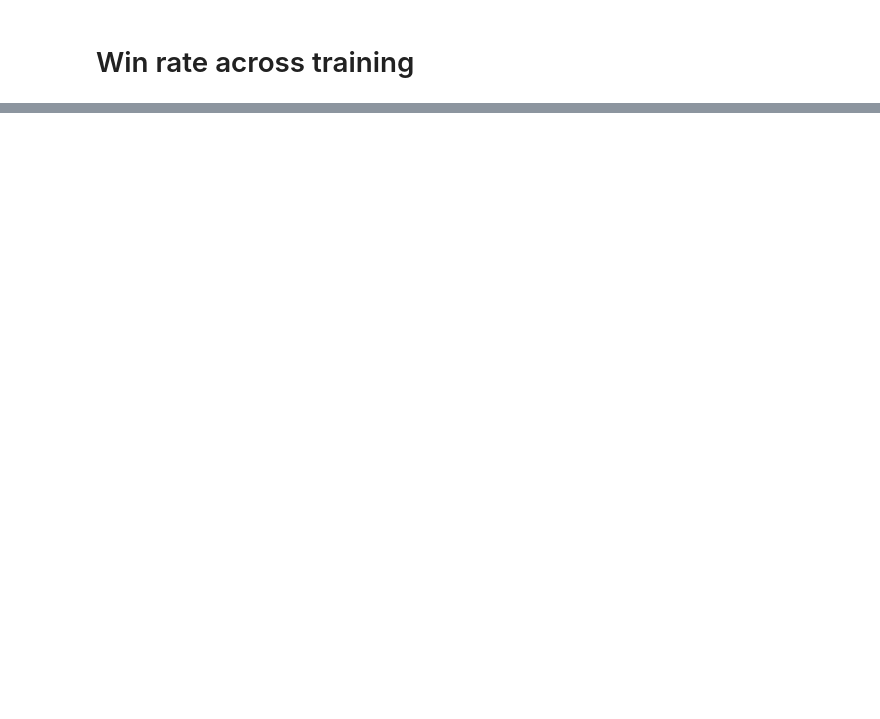
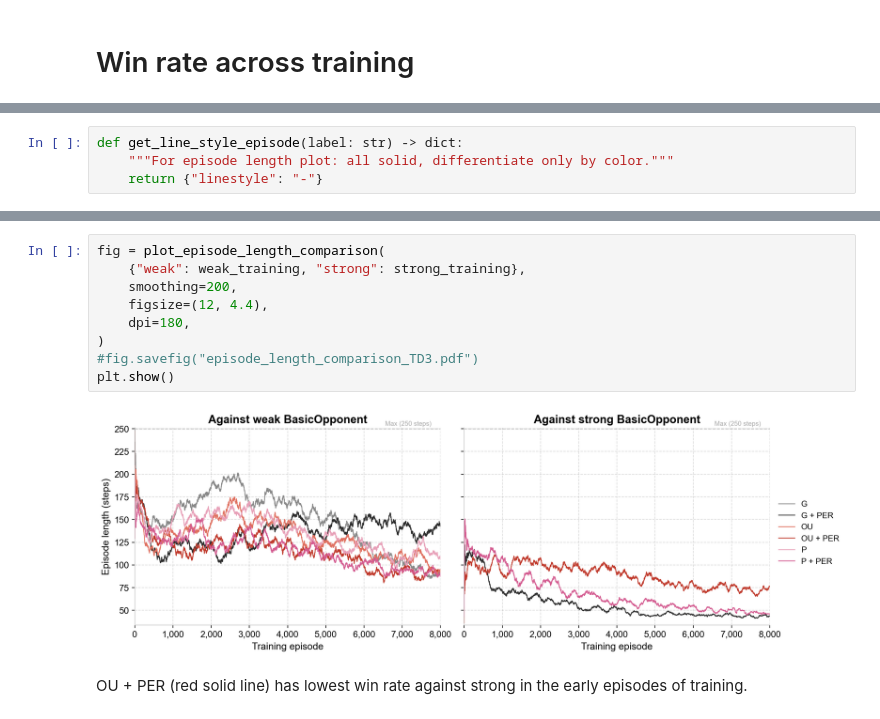
Before and after one commit to OsaneHackel/WeTrainForever, a Jupyter notebook: Hockey-TD3/plot_results_report.ipynb, the cells around one changed output, grey strips where cells are left out. Cells and saved outputs as stored; diff of their text form; blank space fills up the shorter version.

```diff
--- a/Hockey-TD3/plot_results_report.ipynb
+++ b/Hockey-TD3/plot_results_report.ipynb
@@ -202,0 +250,4 @@ plt.show()
+# %%
+def get_line_style_episode(label: str) -> dict:
+    """For episode length plot: all solid, differentiate only by color."""
+    return {"linestyle": "-"}
@@ -202,0 +297,13 @@ plt.show()
+# %%
+fig = plot_episode_length_comparison(
+    {"weak": weak_training, "strong": strong_training},
+    smoothing=200,
+    figsize=(12, 4.4),
+    dpi=180,
+)
+#fig.savefig("episode_length_comparison_TD3.pdf")
+plt.show()
+# %% [output]
+[figure, added]
+# %% [markdown]
+OU + PER (red solid line) has lowest win rate against strong in the early episodes of training.
```
Also changed, not shown: parts of 15 cells of this notebook, 2 other files.
